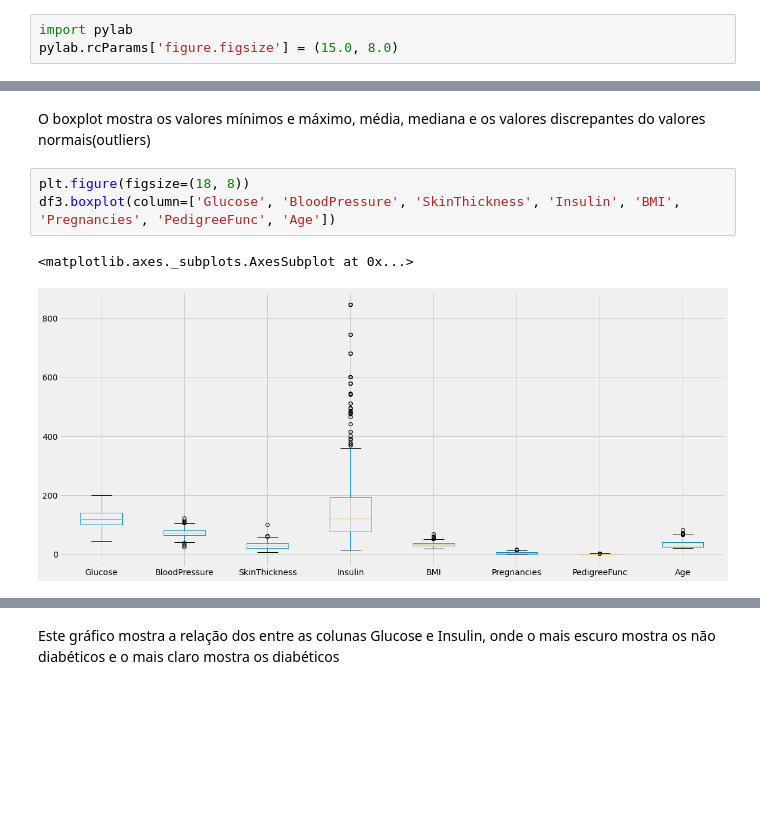
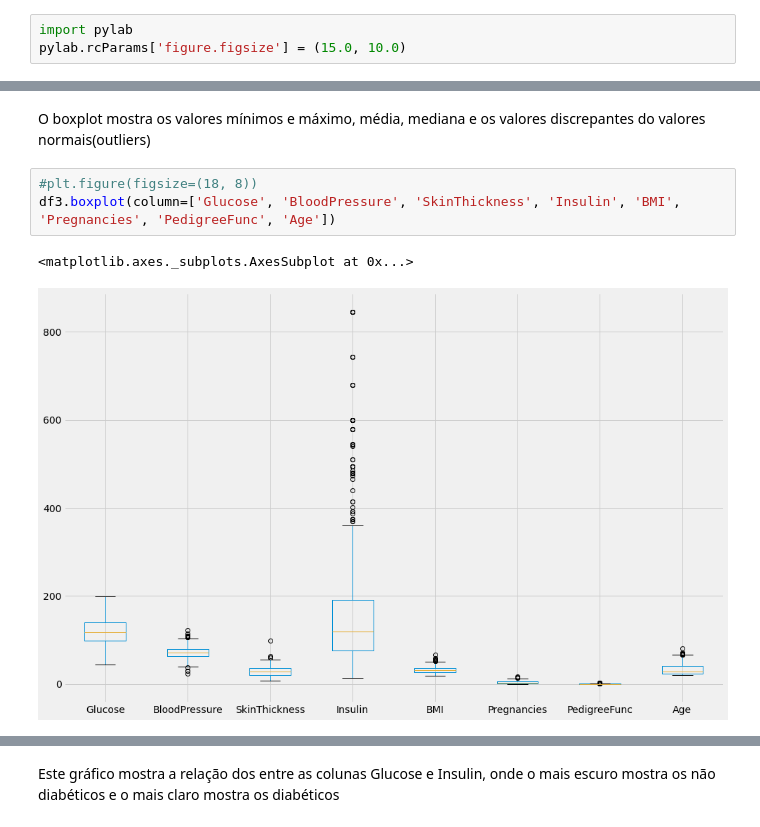
Before and after one commit to allanbraquiel/Dados-Sobre-Diabetes, a Jupyter notebook: Dados_Sobre_Diabetes.ipynb, the cells around one changed output, grey strips where cells are left out. Saved outputs shown, nothing was run; the diff lists cells and outputs as text; blank space fills up the shorter version.

```diff
--- a/Dados_Sobre_Diabetes.ipynb
+++ b/Dados_Sobre_Diabetes.ipynb
@@ -55,7 +55,7 @@ pio.renderers.default = "colab"
 Aqui definimos o tamanho da imagem a partir da biblioteca pylab
 # %%
 import pylab
-pylab.rcParams['figure.figsize'] = (15.0, 8.0)
+pylab.rcParams['figure.figsize'] = (15.0, 10.0)
 # %% [markdown]
 # Análise exploratória dos dados
 # %% [markdown]
@@ -282,9 +308,9 @@ plt.show()
 # %% [markdown]
 O boxplot mostra os valores mínimos e máximo, média, mediana e os valores discrepantes do valores normais(outliers)
 # %%
-plt.figure(figsize=(18, 8))
+#plt.figure(figsize=(18, 8))
 df3.boxplot(column=['Glucose', 'BloodPressure', 'SkinThickness', 'Insulin', 'BMI', 'Pregnancies', 'PedigreeFunc', 'Age'])
 # %% [output]
 <matplotlib.axes._subplots.AxesSubplot at 0x...>
-[figure, old version]
+[figure, new version]
 # %%
```
Also changed, not shown: parts of 60 cells of this notebook.
